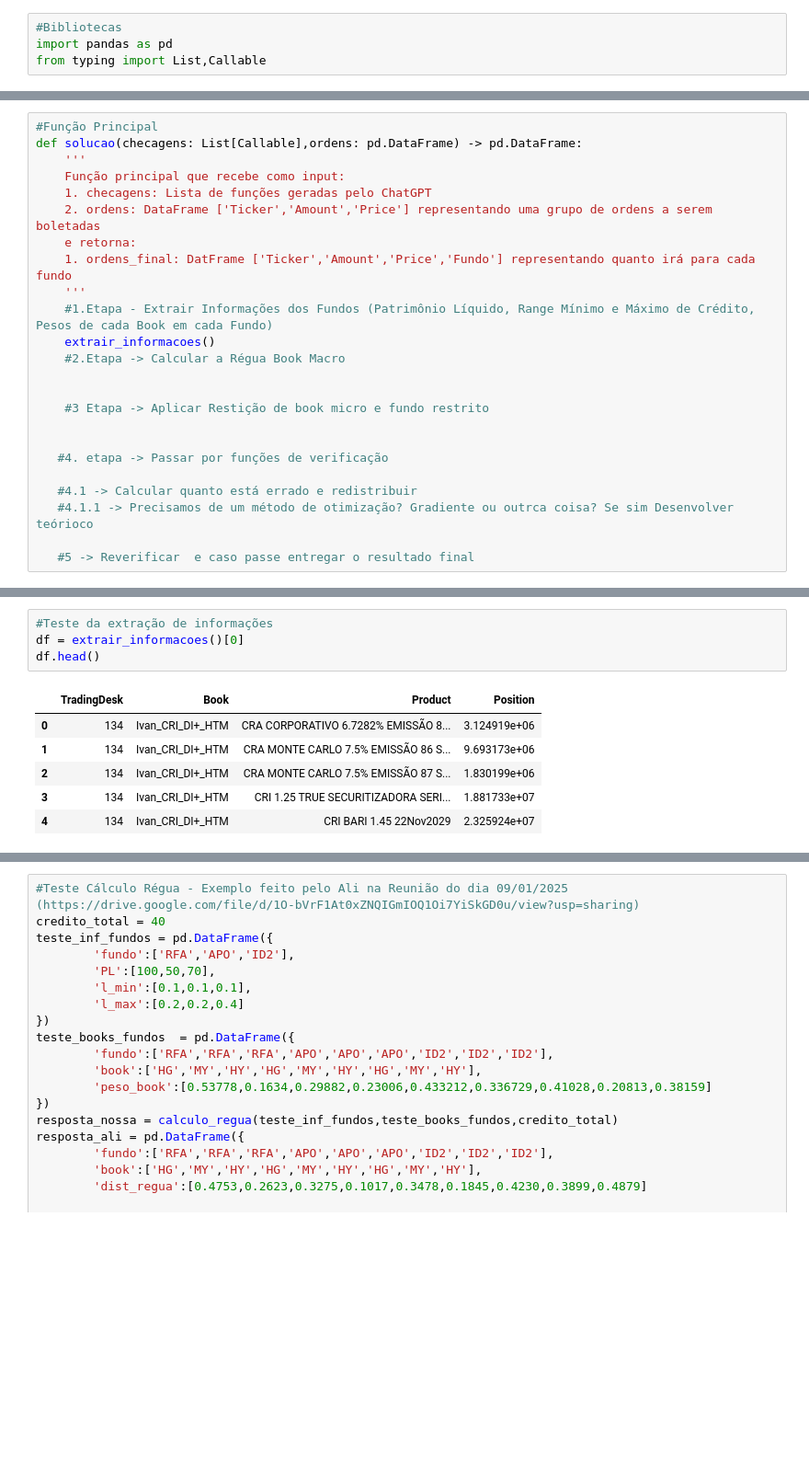
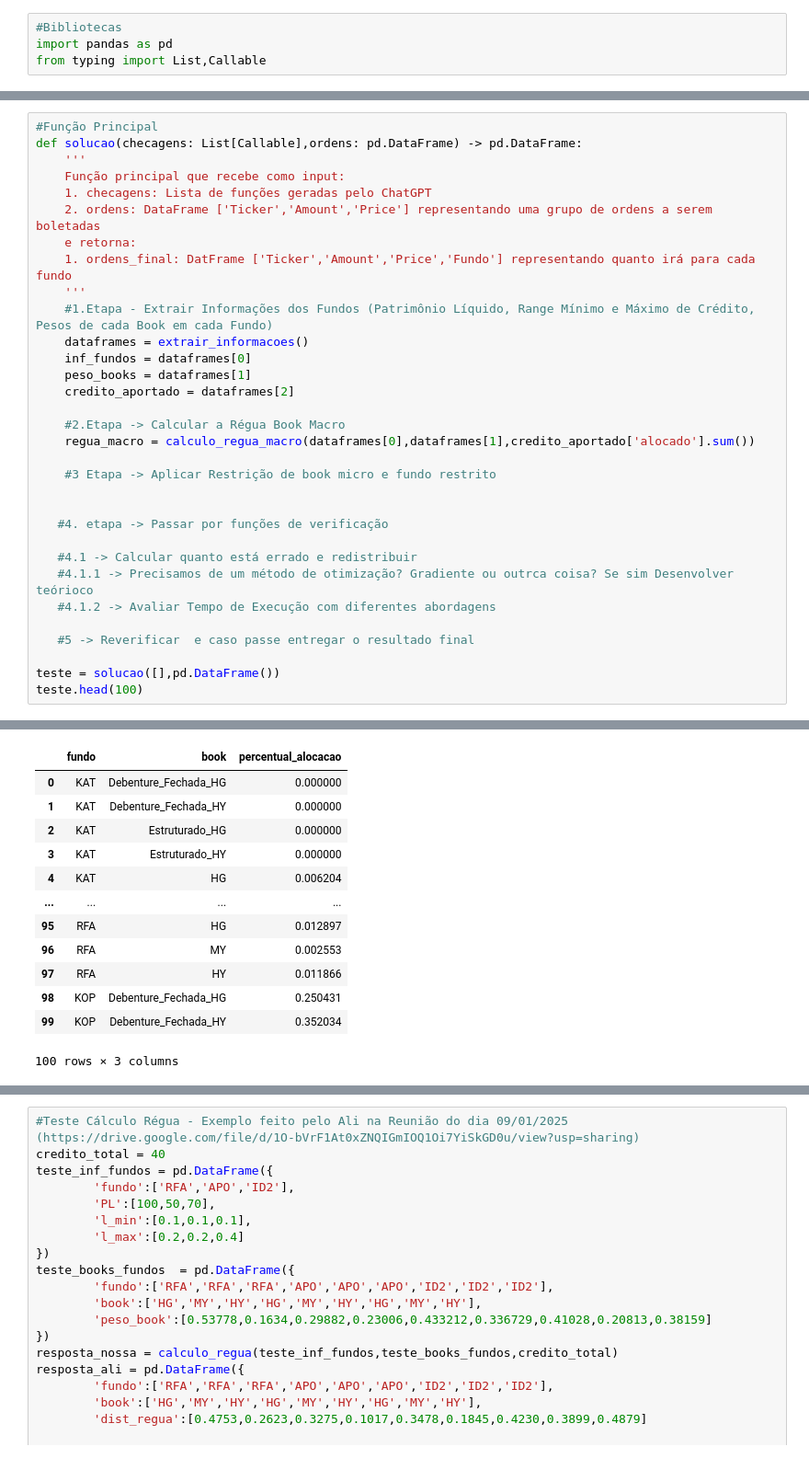
Before and after one commit to caue-paiva/desafio_kinea_2025, a Jupyter notebook: Otimizador/Modelo_v1_JP.ipynb, the cells around one changed output, grey strips where cells are left out. Shown at 92% size. Cells and saved outputs as stored; diff of their text form; blank space fills up the shorter version.

Commit message:
Função de extrair informações Concluída e Cálculo Régua Macro

```diff
--- a/Otimizador/Modelo_v1_JP.ipynb
+++ b/Otimizador/Modelo_v1_JP.ipynb
@@ -196,17 +118,25 @@ def solucao(checagens: List[Callable],ordens: pd.DataFrame) -> pd.DataFrame:
     1. ordens_final: DatFrame ['Ticker','Amount','Price','Fundo'] representando quanto irá para cada fundo
     '''
     #1.Etapa - Extrair Informações dos Fundos (Patrimônio Líquido, Range Mínimo e Máximo de Crédito, Pesos de cada Book em cada Fundo)
-    extrair_informacoes()
+    dataframes = extrair_informacoes()
+    inf_fundos = dataframes[0]
+    peso_books = dataframes[1]
+    credito_aportado = dataframes[2]
+
     #2.Etapa -> Calcular a Régua Book Macro
+    regua_macro = calculo_regua_macro(dataframes[0],dataframes[1],credito_aportado['alocado'].sum())
 
-
-    #3 Etapa -> Aplicar Restição de book micro e fundo restrito
+    #3 Etapa -> Aplicar Restrição de book micro e fundo restrito
 
 
    #4. etapa -> Passar por funções de verificação
 
    #4.1 -> Calcular quanto está errado e redistribuir
    #4.1.1 -> Precisamos de um método de otimização? Gradiente ou outrca coisa? Se sim Desenvolver teórioco
+   #4.1.2 -> Avaliar Tempo de Execução com diferentes abordagens
 
    #5 -> Reverificar  e caso passe entregar o resultado final
+
+teste = solucao([],pd.DataFrame())
+teste.head(100)
 # %% [output]
@@ -214,11 +160,13 @@ def solucao(checagens: List[Callable],ordens: pd.DataFrame) -> pd.DataFrame:
+|  | fundo | book | percentual_alocacao |
+| 0 | KAT | Debenture_Fechada_HG | 0.000000 |
+| 1 | KAT | Debenture_Fechada_HY | 0.000000 |
+| 2 | KAT | Estruturado_HG | 0.000000 |
+| 3 | KAT | Estruturado_HY | 0.000000 |
+| 4 | KAT | HG | 0.006204 |
+| ... | ... | ... | ... |
+| 95 | RFA | HG | 0.012897 |
+| 96 | RFA | MY | 0.002553 |
+| 97 | RFA | HY | 0.011866 |
+| 98 | KOP | Debenture_Fechada_HG | 0.250431 |
+| 99 | KOP | Debenture_Fechada_HY | 0.352034 |
+100 rows × 3 columns
-# %%
-#Teste da extração de informações
-df = extrair_informacoes()[0]
-df.head()
-# %% [output]
-|  | TradingDesk | Book | Product | Position |
-| 0 | 134 | Ivan_CRI_DI+_HTM | CRA CORPORATIVO 6.7282% EMISSÃO 8... | 3.124919e+06 |
-| 1 | 134 | Ivan_CRI_DI+_HTM | CRA MONTE CARLO 7.5% EMISSÃO 86 S... | 9.693173e+06 |
-| 2 | 134 | Ivan_CRI_DI+_HTM | CRA MONTE CARLO 7.5% EMISSÃO 87 S... | 1.830199e+06 |
-| 3 | 134 | Ivan_CRI_DI+_HTM | CRI 1.25 TRUE SECURITIZADORA SERI... | 1.881733e+07 |
-| 4 | 134 | Ivan_CRI_DI+_HTM | CRI BARI 1.45 22Nov2029 | 2.325924e+07 |
```
Also changed, not shown: parts of 5 cells of this notebook.
